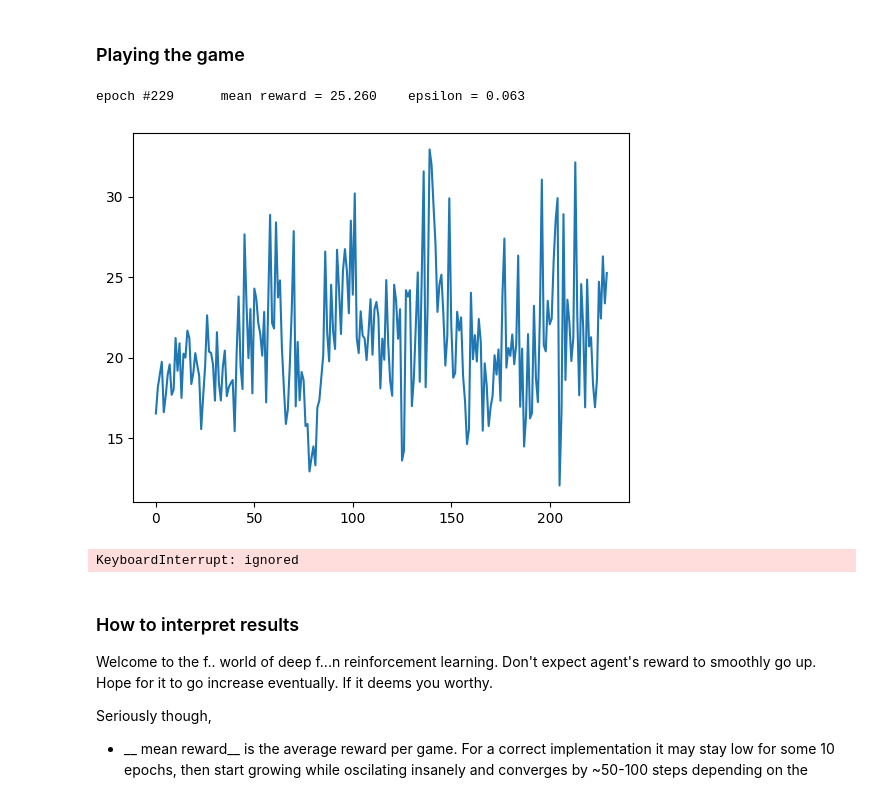
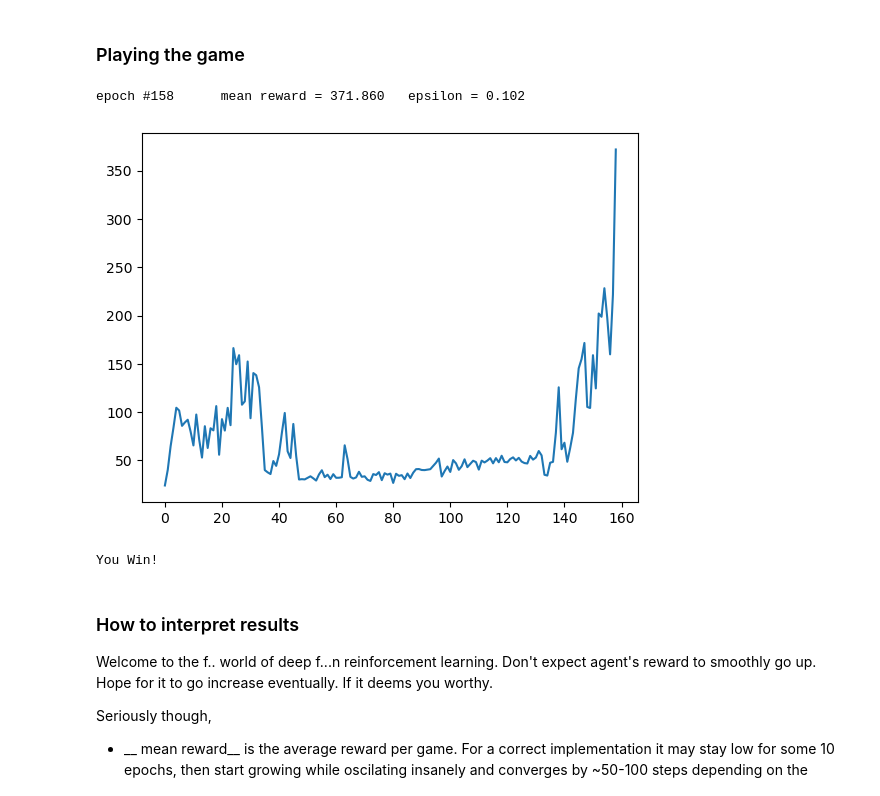
Before and after one commit to qualdoom/ml-homework, a Jupyter notebook: task10/task_10.ipynb, the cells around one changed output. Saved outputs shown, nothing was run; the diff lists cells and outputs as text; code cells hidden in the pictures.

```diff
--- a/task10/task_10.ipynb
+++ b/task10/task_10.ipynb
@@ -56,20 +58,11 @@ network = nn.Sequential()
 
 print(state_dim)
 
-# network.add_module('layer1', nn.Linear(state_dim[0], 50))
-# network.add_module('layer2', nn.Linear(50, 30))
-# network.add_module('layer3', nn.Linear(30, 10))
-# network.add_module('layer4', nn.Relu(10, n_actions))
-
-network.add_module('layer1', nn.Linear(state_dim[0], 20))
-network.add_module('layer2', nn.Linear(20, 10))
-# network.add_module('layer_2', nn.ReLU())
-network.add_module('layer3', nn.Linear(10, n_actions))
-# network.add_module('layer_3', nn.ReLU())
-
-# network.add_module('layer1', nn.Linear(state_dim[0], n_actions))
-# network.add_module('layer2', nn.Linear(20, 10))
-# network.add_module('layer3', nn.Linear(10, n_actions))
+network.add_module('layer1', nn.Linear(state_dim[0], 100))
+network.add_module('1', nn.ReLU())
+network.add_module('layer2', nn.Linear(100, 100))
+network.add_module('2', nn.ReLU())
+network.add_module('layer3', nn.Linear(100, n_actions))
 
 
 
@@ -266,37 +261,37 @@ for i in range(1000):
 
     # opt.zero_grad()
     # compute_td_loss(s, a, r, ns, d).backward()
     # opt.step()
     # compute_td_loss(s, a, r, ns, d).backward()
     # s = []
     # a = []
     # r = []
     # ns = []
     # d = []
     # opt.step()
     # session_rewards = [generate_session(env, epsilon=epsilon, train=True) for _ in range(100)]
     clear_output(True)
     print("epoch #{}\tmean reward = {:.3f}\tepsilon = {:.3f}".format(i, np.mean(session_rewards), epsilon))
 
-    epsilon *= 0.991
+    epsilon *= 0.99
 
     if epsilon < 0.001:
         epsilon = 0.1
     assert epsilon >= 1e-4, "Make sure epsilon is always nonzero during training"
 
     x.append(i)
     y.append(np.mean(session_rewards))
 
     plt.plot(x, y)
     plt.show()
 
     if np.mean(session_rewards) > 300:
         print("You Win!")
         break
 # %% [output]
-epoch #229      mean reward = 25.260    epsilon = 0.063
+epoch #158      mean reward = 371.860   epsilon = 0.102
-[figure, old version]
+[figure, new version]
-KeyboardInterrupt: ignored
+You Win!
 # %% [markdown]
 ### How to interpret results
 
```
Also changed, not shown: parts of 4 cells of this notebook.
